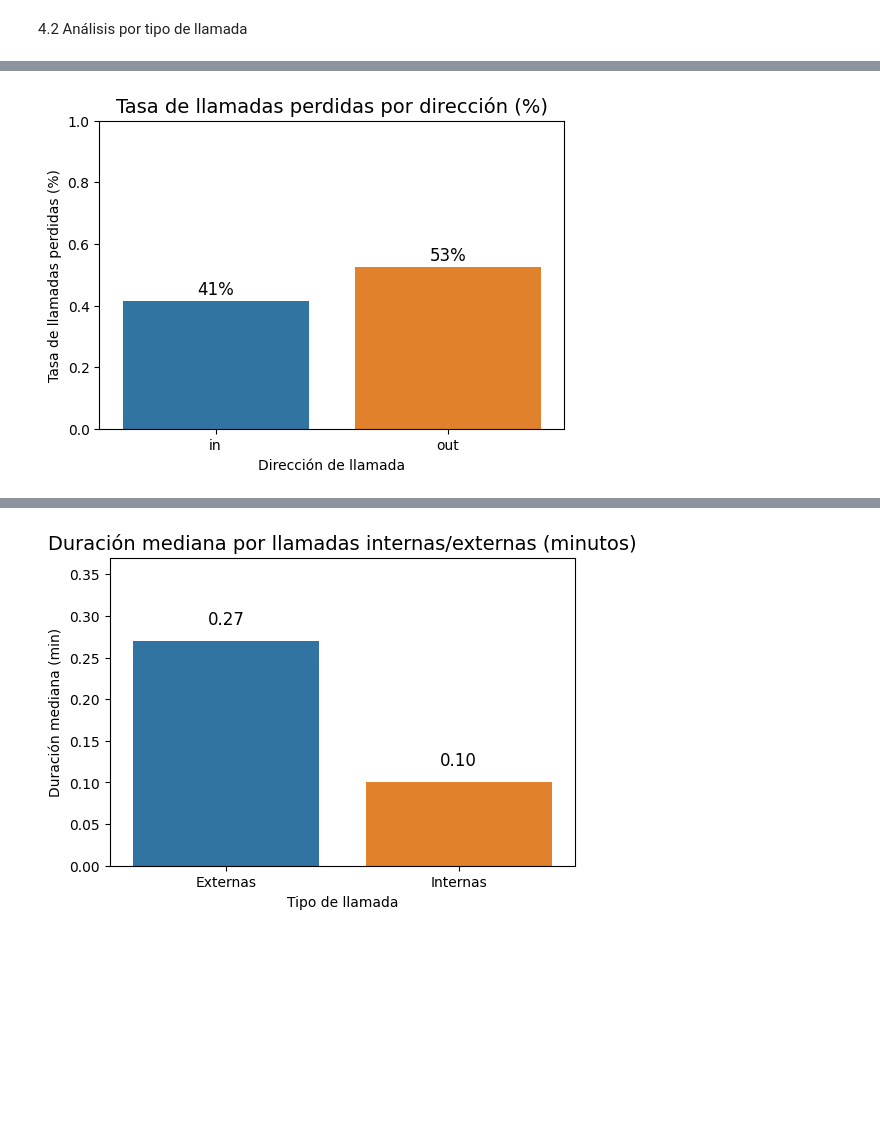
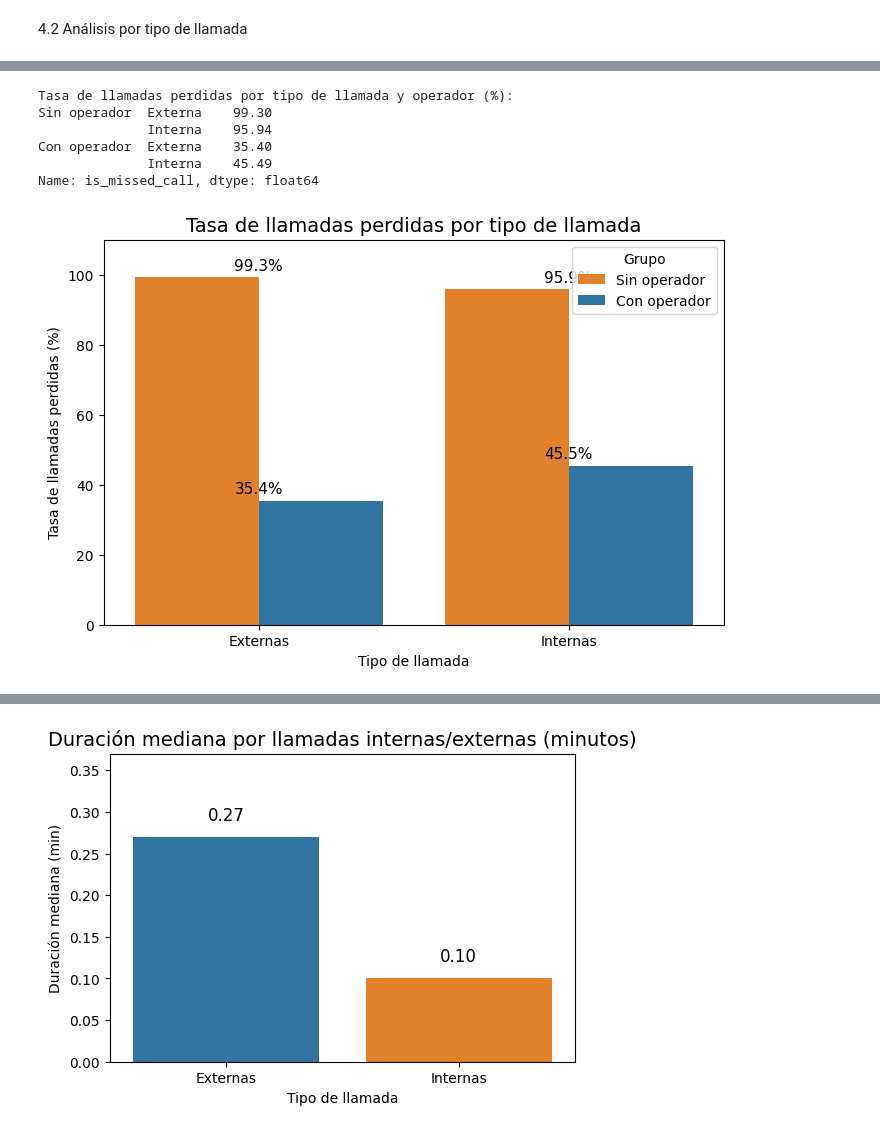
Before and after one commit to albert777mendoza/final_project_da, a Jupyter notebook: case1_telecom/notebooks/telecom_case.ipynb, the cells around one changed output, grey strips where cells are left out. Cells and saved outputs as stored; diff of their text form; code cells hidden in the pictures; blank space fills up the shorter version.

Commit message:
update telecom analysis

```diff
--- a/case1_telecom/notebooks/telecom_case.ipynb
+++ b/case1_telecom/notebooks/telecom_case.ipynb
@@ -807,0 +938,6 @@ plt.show()
+# %%
+# Calcular wait_time sobre telecom_full
+telecom_full['wait_time'] = telecom_full['total_call_duration_min'] - telecom_full['call_duration_min']
+
+# Revisar algunos registros
+telecom_full[['call_duration_min', 'total_call_duration_min', 'wait_time']].head()
@@ -1240,29 +1491,68 @@ Name: is_missed_call, dtype: float64
+# %%
+# Tasa de llamadas perdidas por tipo de llamada (internal/external) y operador
+tasa_internal = tipicos.groupby([tipicos['operator_id'].notna(), 'internal'])['is_missed_call'].mean() * 100
+
+# Renombrar índices para mayor claridad
+tasa_internal.index = pd.MultiIndex.from_tuples(
+    [('Sin operador' if op == False else 'Con operador', 'Interna' if i else 'Externa')
+     for op, i in tasa_internal.index]
+)
+
+# Mostrar resultados
+print("Tasa de llamadas perdidas por tipo de llamada y operador (%):")
+print(tasa_internal.round(2))
+# %% [output]
+Tasa de llamadas perdidas por tipo de llamada y operador (%):
+Sin operador  Externa    99.30
+              Interna    95.94
+Con operador  Externa    35.40
+              Interna    45.49
+Name: is_missed_call, dtype: float64
 # %%
-# tasa de llamadas perdidas internas y externas
+# Gráfico tasa de llamadas perdidas internas y externas
 
-missed_internal = tipicos.groupby('direction')['is_missed_call'].mean()
-
-df_internal = missed_internal.reset_index()
-df_internal.columns = ['direction', 'missed']
+# Crear DataFrame para graficar desde el groupby actualizado
+df_plot = pd.DataFrame({
+    'internal': ['Externas', 'Internas', 'Externas', 'Internas'],
+    'tasa_perdidas': [
+        tasa_internal['Sin operador', 'Externa'],
+        tasa_internal['Sin operador', 'Interna'],
+        tasa_internal['Con operador', 'Externa'],
+        tasa_internal['Con operador', 'Interna']
+    ],
+    'grupo': ['Sin operador', 'Sin operador', 'Con operador', 'Con operador']
+})
 
 # Crear figura
-plt.figure(figsize=(6,4))
-sns.barplot(data=df_internal, x='direction', y='missed', hue='direction', dodge=False,
-            palette=['#1f77b4', '#ff7f0e'], legend=False)
+plt.figure(figsize=(8,5))
+sns.barplot(
+    data=df_plot,
+    x='internal',
+    y='tasa_perdidas',
+    hue='grupo',
+    palette=['#ff7f0e', '#1f77b4']
+)
 
-# Etiquetas
-plt.title("Tasa de llamadas perdidas por dirección (%)", fontsize=14)
-plt.xlabel("Dirección de llamada")
+# Etiquetas y título
+plt.title("Tasa de llamadas perdidas por tipo de llamada", fontsize=14)
 plt.ylabel("Tasa de llamadas perdidas (%)")
-plt.ylim(0, 1)
+plt.xlabel("Tipo de llamada")
+plt.ylim(0, 110)
 
-# Mostrar valor encima de cada barra en porcentaje
-for i, val in enumerate(df_internal['missed']):
-    plt.text(i, val + 0.02, f"{val*100:.0f}%", ha='center', fontsize=12)
+# Mostrar valor encima de cada barra
+for i, row in df_plot.iterrows():
+    plt.text(
+        x=i%2,  # posicion x: 0 para Externas, 1 para Internas
+        y=row['tasa_perdidas'] + 2,
+        s=f"{row['tasa_perdidas']:.1f}%",
+        ha='center',
+        fontsize=11
+    )
 
+plt.legend(title='Grupo')
 plt.show()
 # %% [output]
-[figure, old version]
+[figure, new version]
 # %%
 #d.  Duración mediana por llamadas internas/externas
 avg_time_internal = (
```
Also changed, not shown: parts of 71 cells of this notebook.
